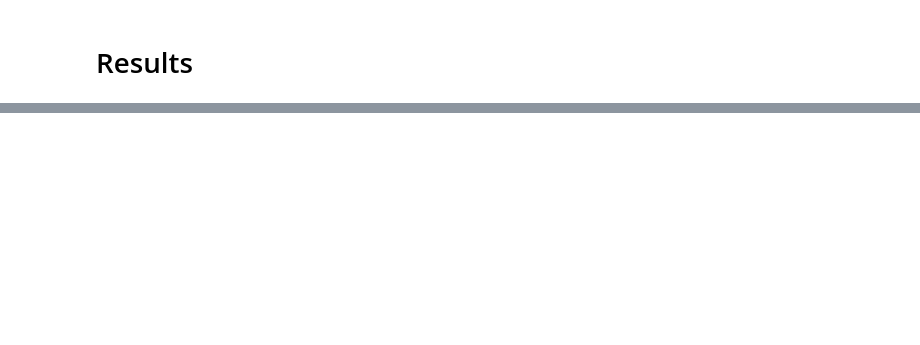
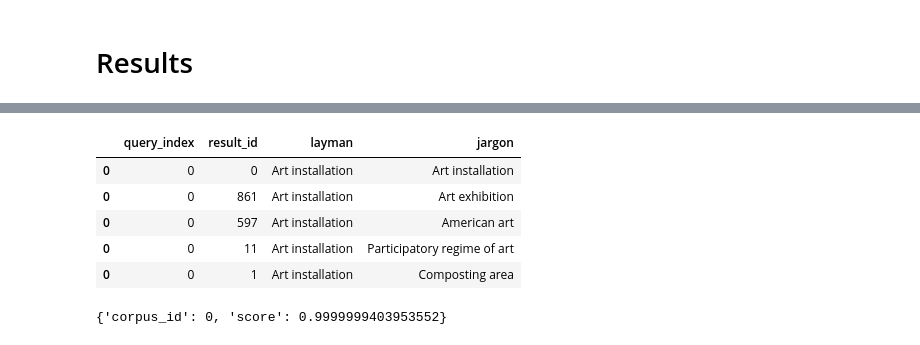
Before and after one commit to AdamPodoxin/layman-scientific-embeddings, a Jupyter notebook: keyword_search_evaluation.ipynb, the cells around one changed output, grey strips where cells are left out. Cells and saved outputs as stored; diff of their text form; code cells hidden in the pictures; blank space fills up the shorter version.

```diff
--- a/keyword_search_evaluation.ipynb
+++ b/keyword_search_evaluation.ipynb
@@ -67,0 +112,9 @@ Related keywords score: 1.94%
+# %%
+results_df = pd.DataFrame(data={
+    "query_index": range(len(search_results)),
+    "result_id": [
+        [result["corpus_id"] for result in single_results]
+        for single_results in search_results
+    ]
+}).explode("result_id")
+results_df.head()
@@ -67,0 +128,15 @@ Related keywords score: 1.94%
+# %%
+results_df["layman"] = results_df["query_index"].apply(lambda i: search_df["layman"].iloc[i])
+results_df["jargon"] = results_df["result_id"].apply(lambda i: search_df["jargon"].iloc[i])
+results_df.head()
+# %% [output]
+|  | query_index | result_id | layman | jargon |
+| 0 | 0 | 0 | Art installation | Art installation |
+| 0 | 0 | 861 | Art installation | Art exhibition |
+| 0 | 0 | 597 | Art installation | American art |
+| 0 | 0 | 11 | Art installation | Participatory regime of art |
+| 0 | 0 | 1 | Art installation | Composting area |
+# %%
+search_results[0][0]
+# %% [output]
+{'corpus_id': 0, 'score': 0.9999999403953552}
```
Also changed, not shown: parts of 7 cells of this notebook, 3 other files.
